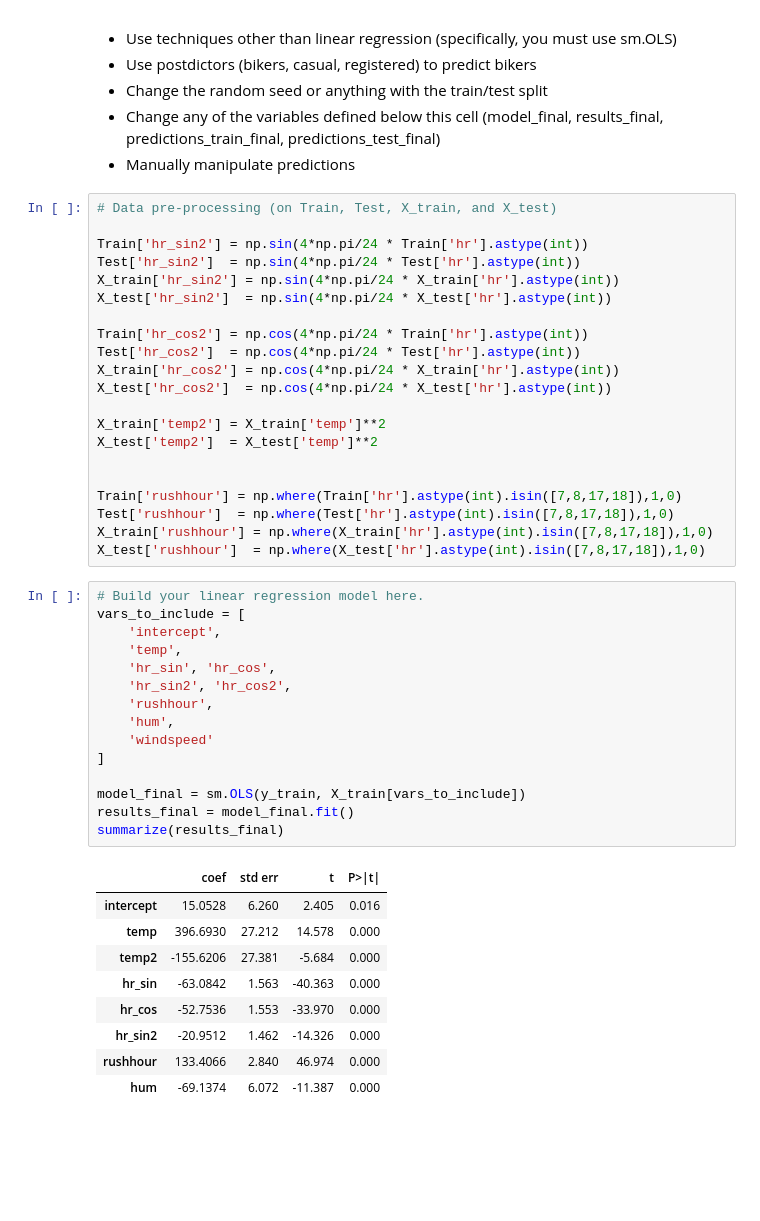
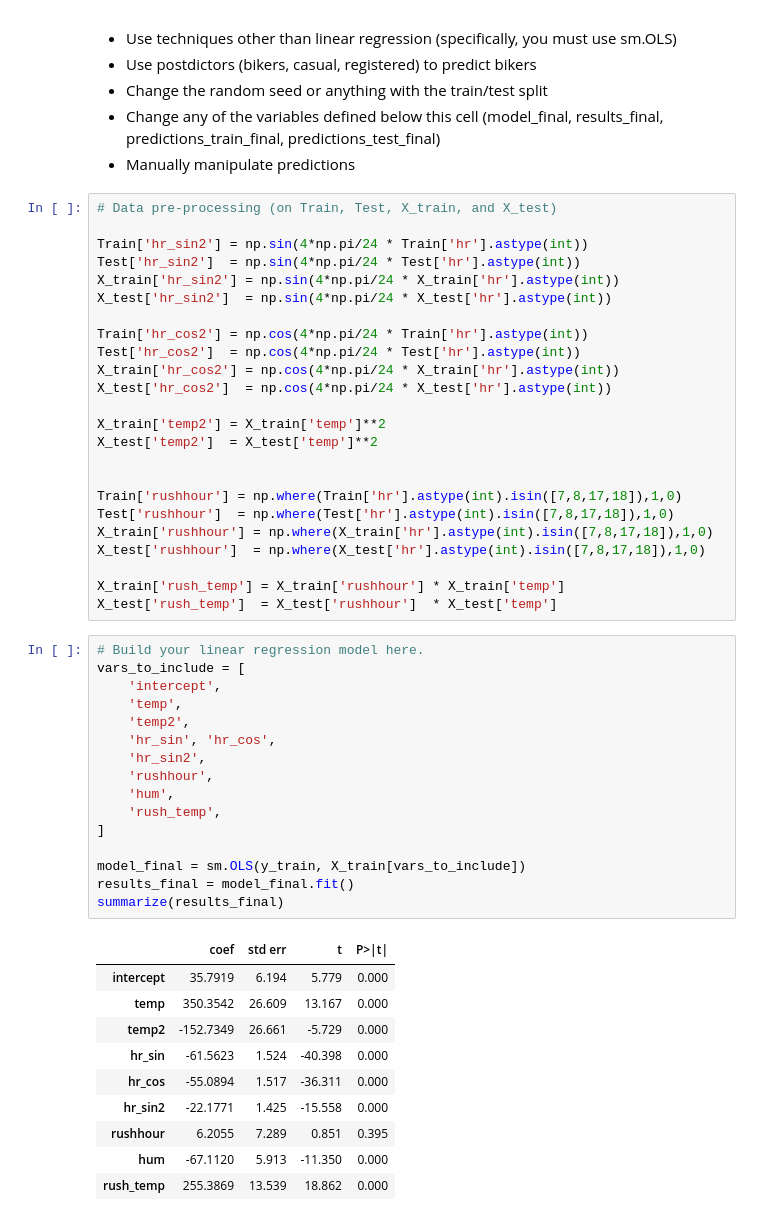
Before and after one commit to Uconn-MattHuang/code_2600, a Jupyter notebook: mod05_nonlinear.ipynb, the cells around one changed output. Drawn from its saved outputs; the diff is of its cells as text; blank space fills up the shorter version.

```diff
--- a/mod05_nonlinear.ipynb
+++ b/mod05_nonlinear.ipynb
@@ -324,31 +324,36 @@ Train['rushhour'] = np.where(Train['hr'].astype(int).isin([7,8,17,18]),1,0)
 Test['rushhour']  = np.where(Test['hr'].astype(int).isin([7,8,17,18]),1,0)
 X_train['rushhour'] = np.where(X_train['hr'].astype(int).isin([7,8,17,18]),1,0)
 X_test['rushhour']  = np.where(X_test['hr'].astype(int).isin([7,8,17,18]),1,0)
+
+X_train['rush_temp'] = X_train['rushhour'] * X_train['temp']
+X_test['rush_temp']  = X_test['rushhour']  * X_test['temp']
 # %%
 # Build your linear regression model here.
 vars_to_include = [
     'intercept',
     'temp',
+    'temp2',
     'hr_sin', 'hr_cos',
-    'hr_sin2', 'hr_cos2',
+    'hr_sin2',
     'rushhour',
     'hum',
-    'windspeed'
+    'rush_temp',
 ]
 
 model_final = sm.OLS(y_train, X_train[vars_to_include])
 results_final = model_final.fit()
 summarize(results_final)
 # %% [output]
 |  | coef | std err | t | P>|t| |
-| intercept | 15.0528 | 6.260 | 2.405 | 0.016 |
-| temp | 396.6930 | 27.212 | 14.578 | 0.000 |
-| temp2 | -155.6206 | 27.381 | -5.684 | 0.000 |
-| hr_sin | -63.0842 | 1.563 | -40.363 | 0.000 |
-| hr_cos | -52.7536 | 1.553 | -33.970 | 0.000 |
-| hr_sin2 | -20.9512 | 1.462 | -14.326 | 0.000 |
-| rushhour | 133.4066 | 2.840 | 46.974 | 0.000 |
-| hum | -69.1374 | 6.072 | -11.387 | 0.000 |
+| intercept | 35.7919 | 6.194 | 5.779 | 0.000 |
+| temp | 350.3542 | 26.609 | 13.167 | 0.000 |
+| temp2 | -152.7349 | 26.661 | -5.729 | 0.000 |
+| hr_sin | -61.5623 | 1.524 | -40.398 | 0.000 |
+| hr_cos | -55.0894 | 1.517 | -36.311 | 0.000 |
+| hr_sin2 | -22.1771 | 1.425 | -15.558 | 0.000 |
+| rushhour | 6.2055 | 7.289 | 0.851 | 0.395 |
+| hum | -67.1120 | 5.913 | -11.350 | 0.000 |
+| rush_temp | 255.3869 | 13.539 | 18.862 | 0.000 |
 # %%
 predictions_train_final = predict(X_train[vars_to_include], results_final)
 print('MSE train: ', mse(y_train, predictions_train_final))
```
Also changed, not shown: parts of 2 cells of this notebook.
